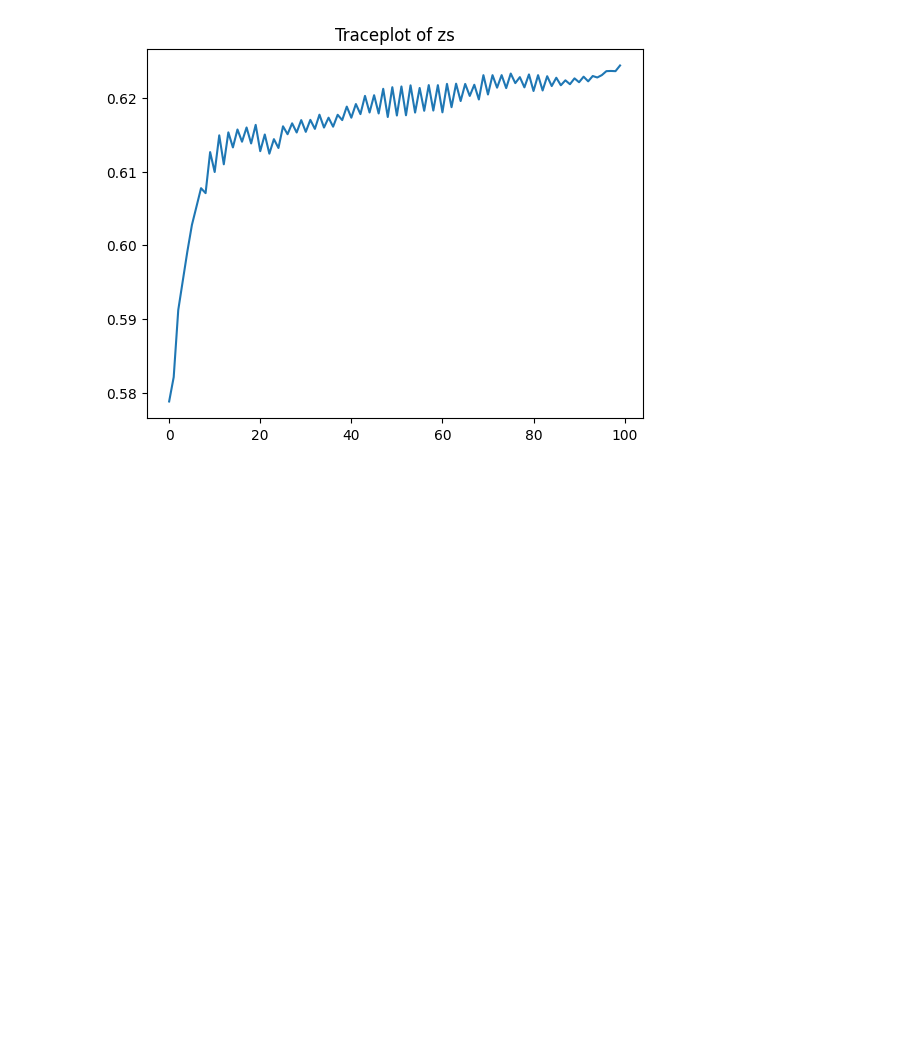
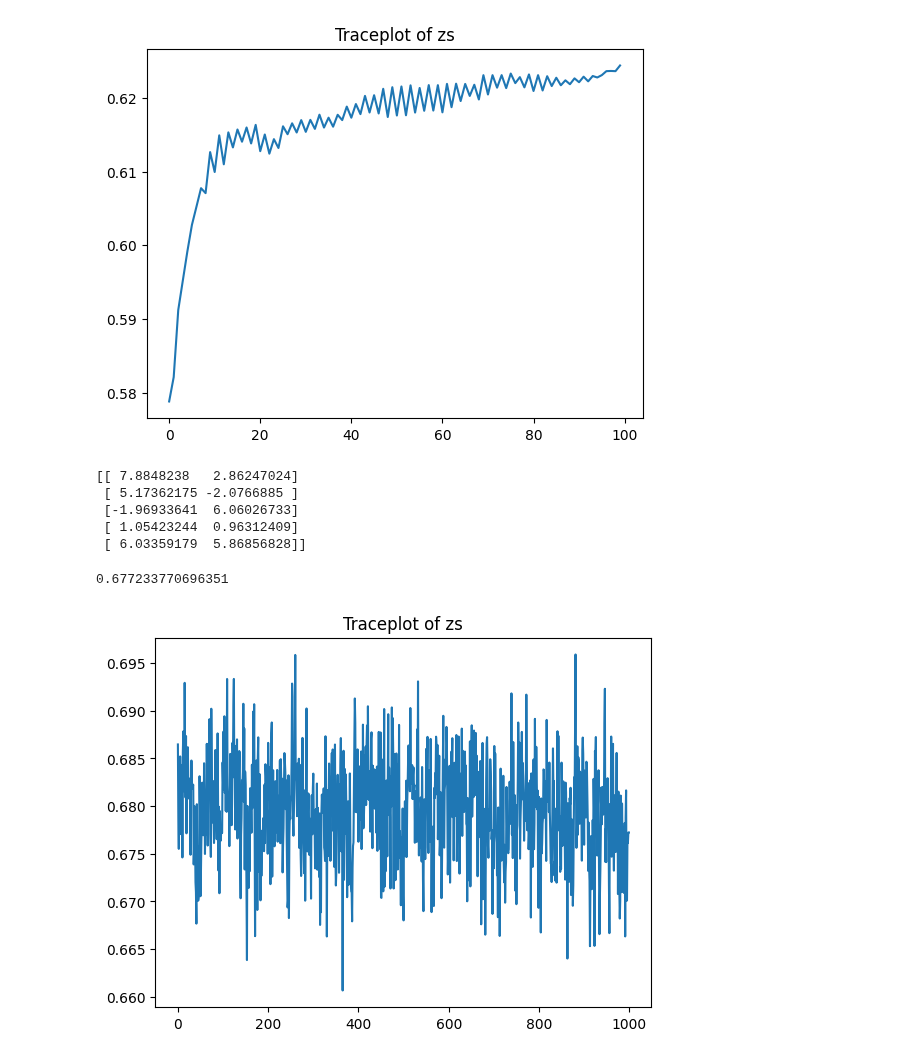
Before and after one commit to jimmyjz1127/bayesian-mixture-model-missing-data, a Jupyter notebook: Week4/GMMMCMC.ipynb, the cells around one changed output. Drawn from its saved outputs; the diff is of its cells as text; code cells hidden in the pictures; blank space fills up the shorter version.

```diff
--- a/Week4/GMMMCMC.ipynb
+++ b/Week4/GMMMCMC.ipynb
@@ -336,0 +367,31 @@ plt.show()
+# %%
+Σ = np.array([Σ1,Σ2,Σ3,Σ4,Σ5])
+μ = np.array([μ1,μ2,μ3,μ4,μ5])
+
+X = np.vstack([X1, X2, X3, X4, X5])
+y = np.concatenate([y1, y2, y3, y4, y5])
+
+indices = np.random.permutation(X.shape[0])
+X = X[indices]
+y = y[indices]
+# %%
+zs,sigmas,mus,pis= gibbs(X, 1000, 200,K=5)
+# %%
+print(mus[-1])
+# %% [output]
+[[ 7.8848238   2.86247024]
+ [ 5.17362175 -2.0766885 ]
+ [-1.96933641  6.06026733]
+ [ 1.05423244  0.96312409]
+ [ 6.03359179  5.86856828]]
+# %%
+metrics.adjusted_rand_score(y, zs[-1])
+# %% [output]
+0.677233770696351
+# %%
+scores = [metrics.adjusted_rand_score(y, zs[i]) for i in range(0,len(zs))]
+plt.plot(scores)
+plt.title("Traceplot of zs")
+plt.show()
+# %% [output]
+[figure, added]
```
Also changed, not shown: parts of 1 cell of this notebook, 2 other files.
